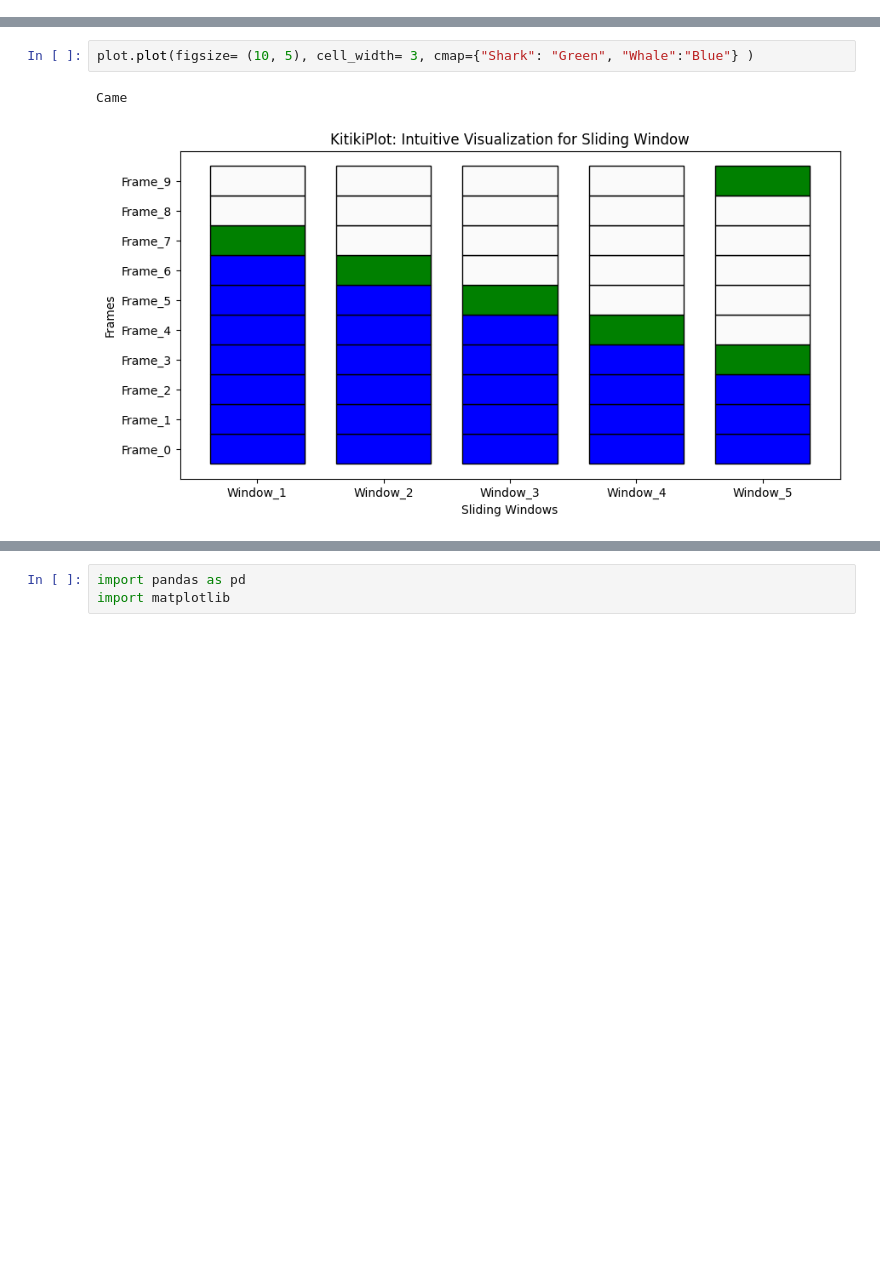
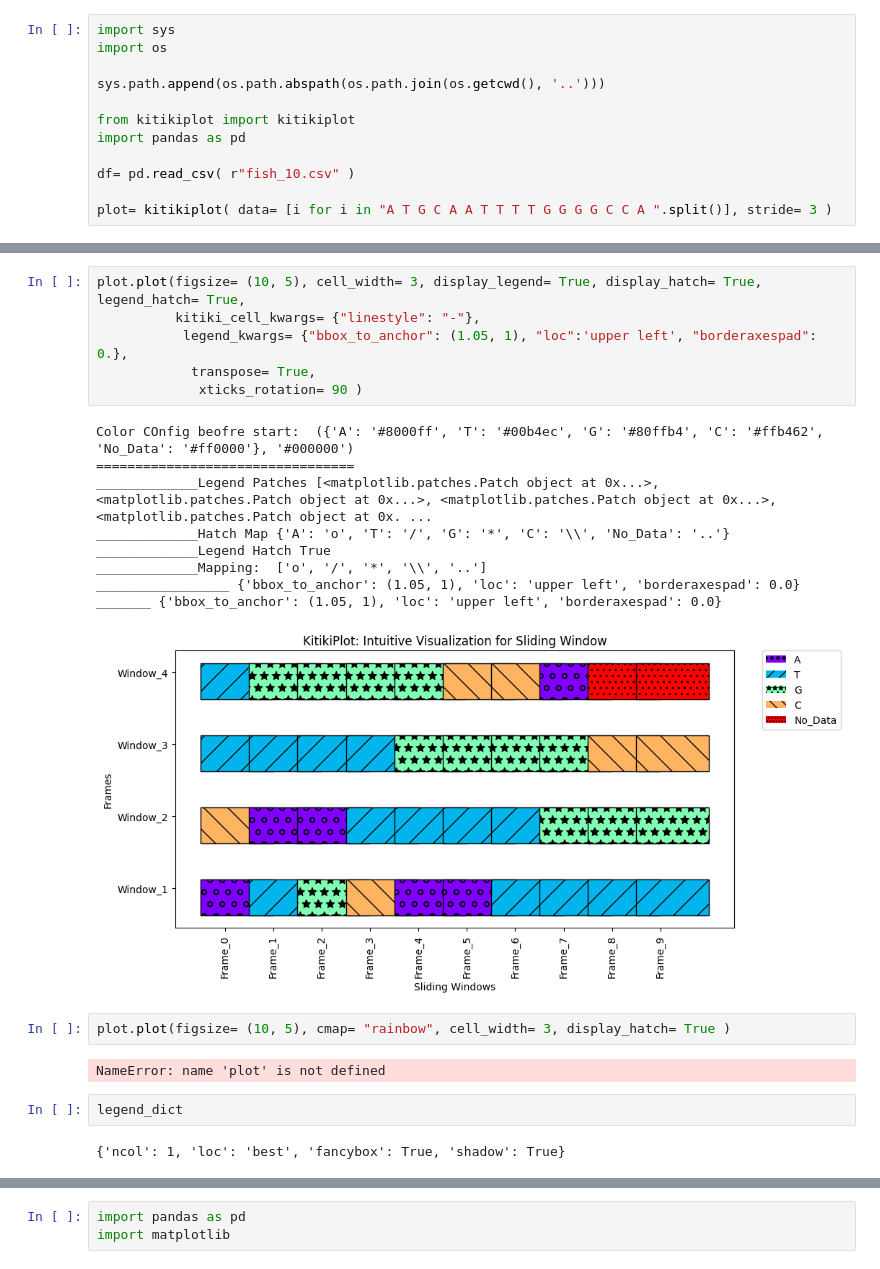
Before and after one commit to BodduSriPavan-111/kitikiplot, a Jupyter notebook: examples/Usage_Guide.ipynb, the cells around one changed output, grey strips where cells are left out. Cells and saved outputs as stored; diff of their text form; blank space fills up the shorter version.

```diff
--- a/examples/Usage_Guide.ipynb
+++ b/examples/Usage_Guide.ipynb
@@ -21,0 +1,12 @@ plot= kitikiplot( data= df )
+# %%
+import sys
+import os
+
+sys.path.append(os.path.abspath(os.path.join(os.getcwd(), '..')))
+
+from kitikiplot import kitikiplot
+import pandas as pd
+
+df= pd.read_csv( r"fish_10.csv" )
+
+plot= kitikiplot( data= [i for i in "A T G C A A T T T T G G G G C C A ".split()], stride= 3 )
@@ -22,5 +34,24 @@ plot= kitikiplot( data= df )
+# %%
+plot.plot(figsize= (10, 5), cell_width= 3, display_legend= True, display_hatch= True, legend_hatch= True,
+          kitiki_cell_kwargs= {"linestyle": "-"},
+           legend_kwargs= {"bbox_to_anchor": (1.05, 1), "loc":'upper left', "borderaxespad": 0.},
+            transpose= True,
+             xticks_rotation= 90 )
+# %% [output]
+Color COnfig beofre start:  ({'A': '#8000ff', 'T': '#00b4ec', 'G': '#80ffb4', 'C': '#ffb462', 'No_Data': '#ff0000'}, '#000000')
+=================================
+_____________Legend Patches [<matplotlib.patches.Patch object at 0x...>, <matplotlib.patches.Patch object at 0x...>, <matplotlib.patches.Patch object at 0x...>, <matplotlib.patches.Patch object at 0x. ...
+_____________Hatch Map {'A': 'o', 'T': '/', 'G': '*', 'C': '\\', 'No_Data': '..'}
+_____________Legend Hatch True
+_____________Mapping:  ['o', '/', '*', '\\', '..']
+_________________ {'bbox_to_anchor': (1.05, 1), 'loc': 'upper left', 'borderaxespad': 0.0}
+_______ {'bbox_to_anchor': (1.05, 1), 'loc': 'upper left', 'borderaxespad': 0.0}
+[figure, added]
 # %%
-plot.plot(figsize= (10, 5), cell_width= 3, cmap={"Shark": "Green", "Whale":"Blue"} )
+plot.plot(figsize= (10, 5), cmap= "rainbow", cell_width= 3, display_hatch= True )
 # %% [output]
-Came
+NameError: name 'plot' is not defined
-[figure, removed]
+# %%
+legend_dict
+# %% [output]
+{'ncol': 1, 'loc': 'best', 'fancybox': True, 'shadow': True}
```
Also changed, not shown: parts of 9 cells of this notebook, 5 other files.
